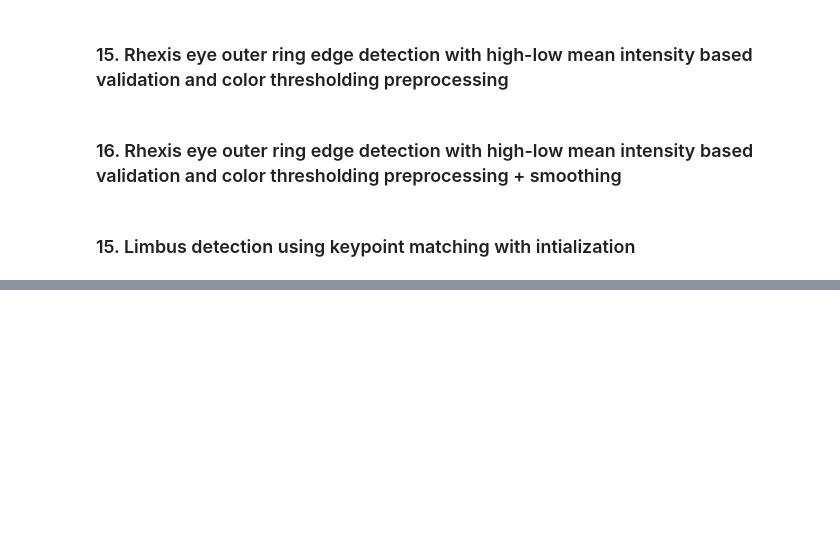
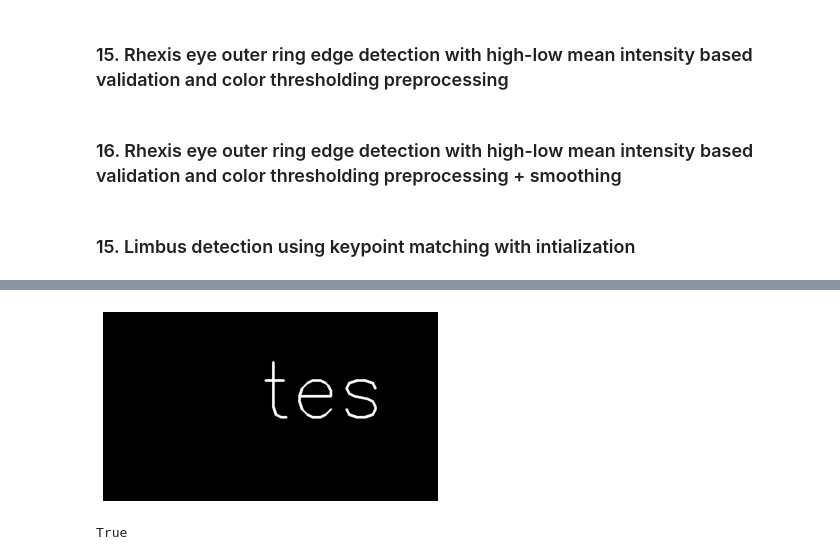
Before and after one commit to Custom-Surgical-GmbH/Cataract-Surgery-Training-Explorations, a Jupyter notebook: opencv_explorations/video_processing.ipynb, the cells around one changed output, grey strips where cells are left out. Saved outputs shown, nothing was run; the diff lists cells and outputs as text; code cells hidden in the pictures; blank space fills up the shorter version.

```diff
--- a/opencv_explorations/video_processing.ipynb
+++ b/opencv_explorations/video_processing.ipynb
@@ -1183,0 +1256,13 @@ cv2.destroyAllWindows()
+# %%
+tt = test & view_mask
+
+plt.imshow(tt, cmap='gray')
+plt.axis('off')
+plt.show()
+# %% [output]
+[figure, added]
+# %%
+a = np.array([np.nan,np.nan])
+np.isnan(a).all()
+# %% [output]
+True
```
Also changed, not shown: parts of 7 cells of this notebook, 5 other files.
